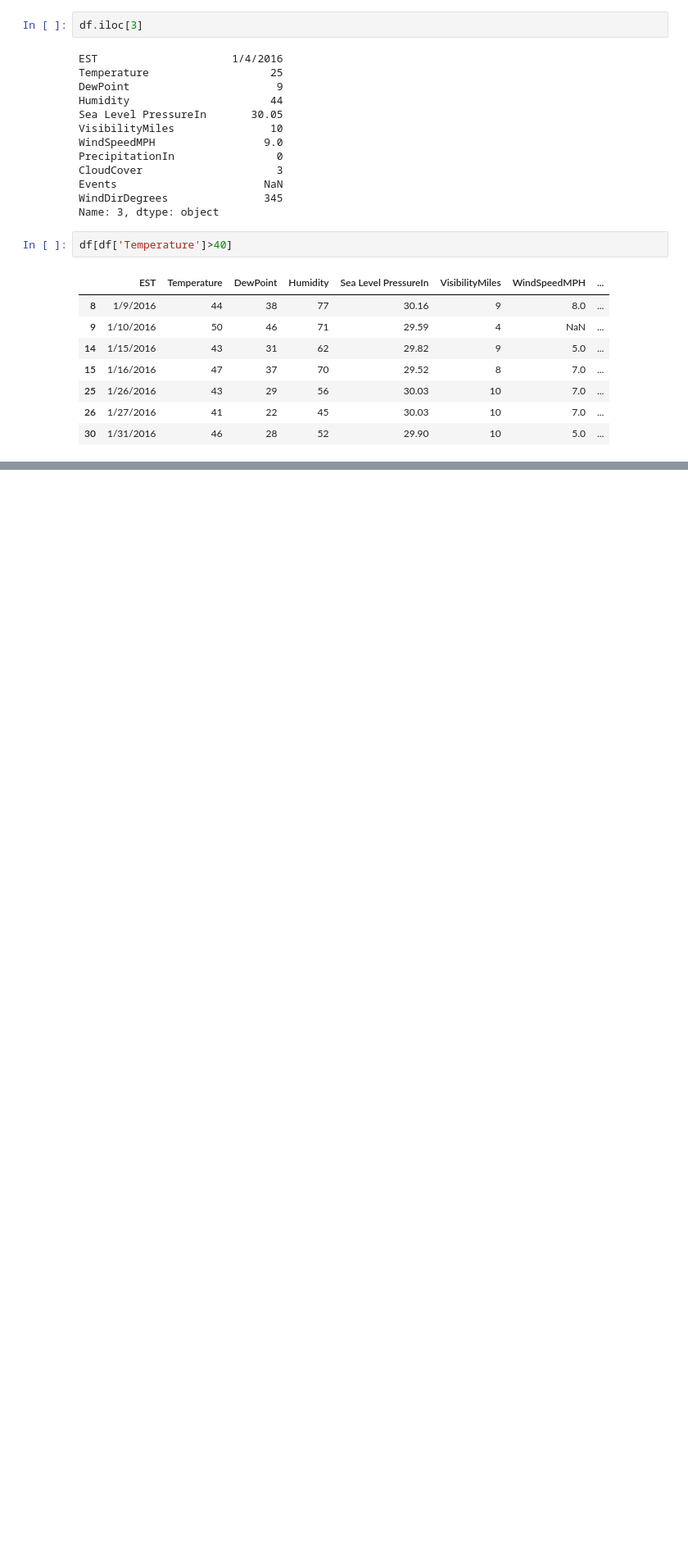
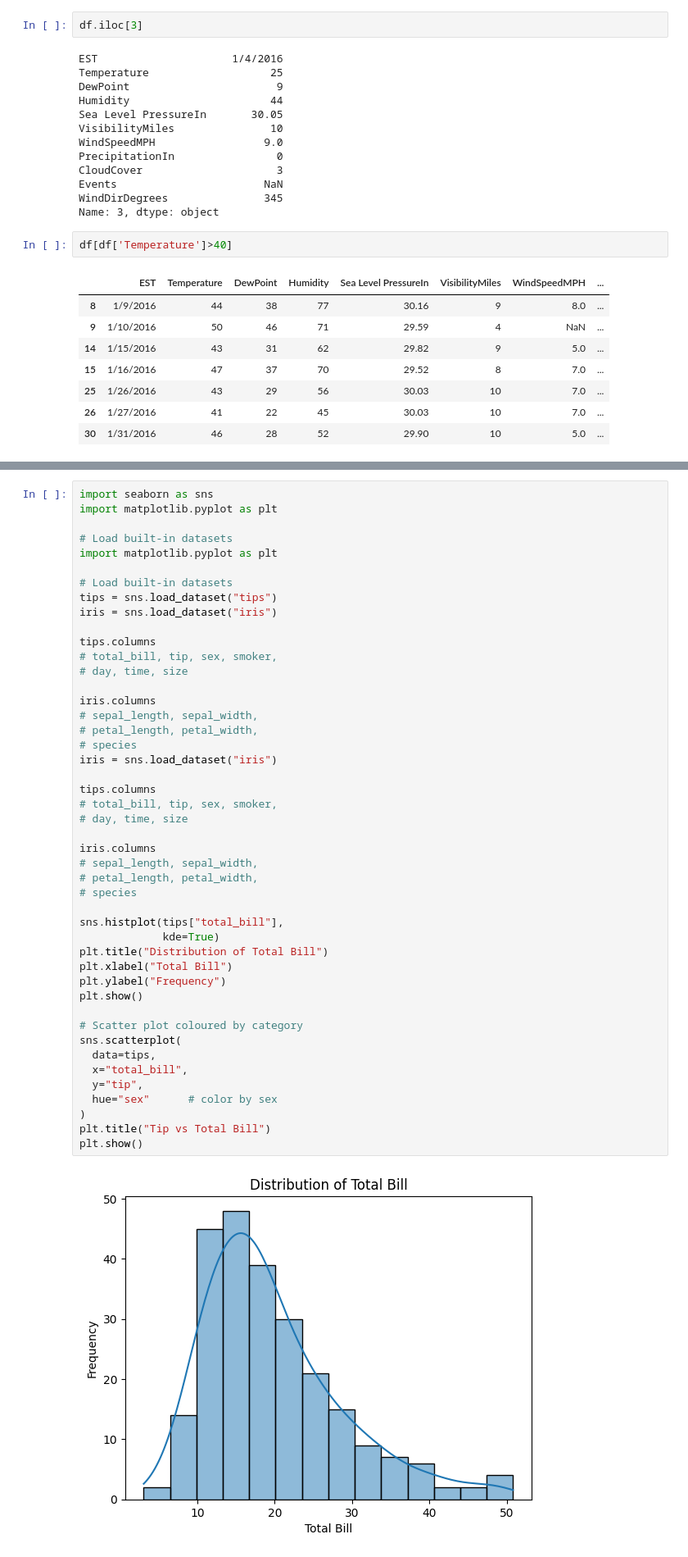
Before and after one commit to tanviruman/Spring-261-CSE3812-ArtificialIntelligenceLaboratory, a Jupyter notebook: CT-2/class/practice.ipynb, the cells around one changed output, grey strips where cells are left out. Shown at 82% size. Cells and saved outputs as stored; diff of their text form; blank space fills up the shorter version.

```diff
--- a/CT-2/class/practice.ipynb
+++ b/CT-2/class/practice.ipynb
@@ -329,0 +495,48 @@ df[df['Temperature']>40]
+# %%
+import seaborn as sns
+import matplotlib.pyplot as plt
+
+# Load built-in datasets
+import matplotlib.pyplot as plt
+
+# Load built-in datasets
+tips = sns.load_dataset("tips")
+iris = sns.load_dataset("iris")
+
+tips.columns
+# total_bill, tip, sex, smoker,
+# day, time, size
+
+iris.columns
+# sepal_length, sepal_width,
+# petal_length, petal_width,
+# species
+iris = sns.load_dataset("iris")
+
+tips.columns
+# total_bill, tip, sex, smoker,
+# day, time, size
+
+iris.columns
+# sepal_length, sepal_width,
+# petal_length, petal_width,
+# species
+
+sns.histplot(tips["total_bill"],
+             kde=True)
+plt.title("Distribution of Total Bill")
+plt.xlabel("Total Bill")
+plt.ylabel("Frequency")
+plt.show()
+
+# Scatter plot coloured by category
+sns.scatterplot(
+  data=tips,
+  x="total_bill",
+  y="tip",
+  hue="sex"      # color by sex
+)
+plt.title("Tip vs Total Bill")
+plt.show()
+# %% [output]
+[figure, added]
```
Also changed, not shown: parts of 21 cells of this notebook, 4 other files.
